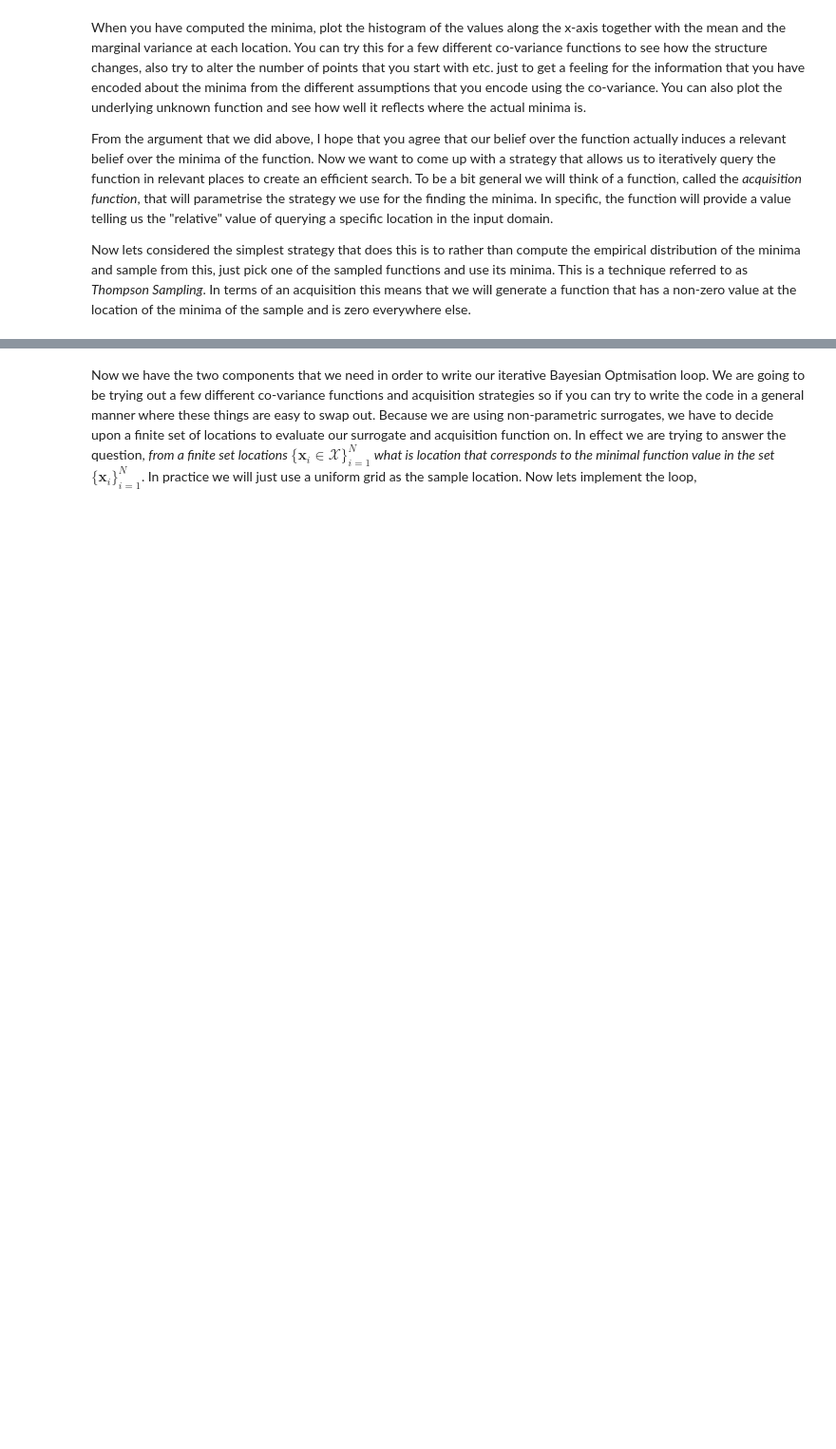
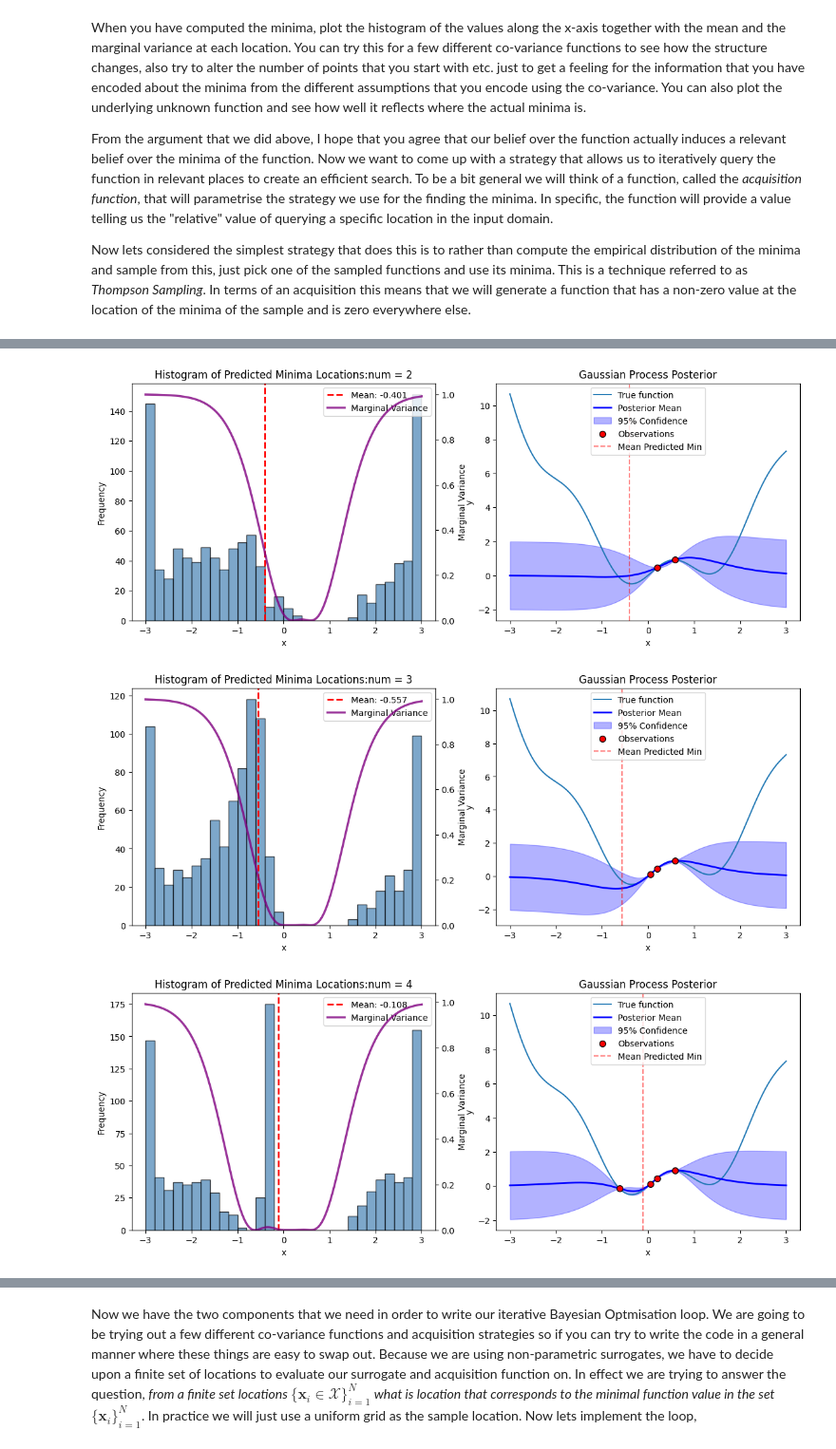
Before and after one commit to Tzu-Liang/Machine-Learning-and-the-Physical-World, a Jupyter notebook: bayesopt-notebook.ipynb, the cells around one changed output, grey strips where cells are left out. Shown at 95% size. Cells and saved outputs as stored; diff of their text form; code cells hidden in the pictures; blank space fills up the shorter version.

```diff
--- a/bayesopt-notebook.ipynb
+++ b/bayesopt-notebook.ipynb
@@ -246,0 +239,8 @@ plt.show()
+# %%
+# For Matern5/2
+for i in [2,3,4,5,6,7,8,9,10]:
+  hist_min(X = X[:i], Y = Y[:i], kernel_func = matern52_kernel)
+# %% [output]
+[figure, added]
+[figure, added]
+[figure, added]
```
Also changed, not shown: parts of 7 cells of this notebook.
